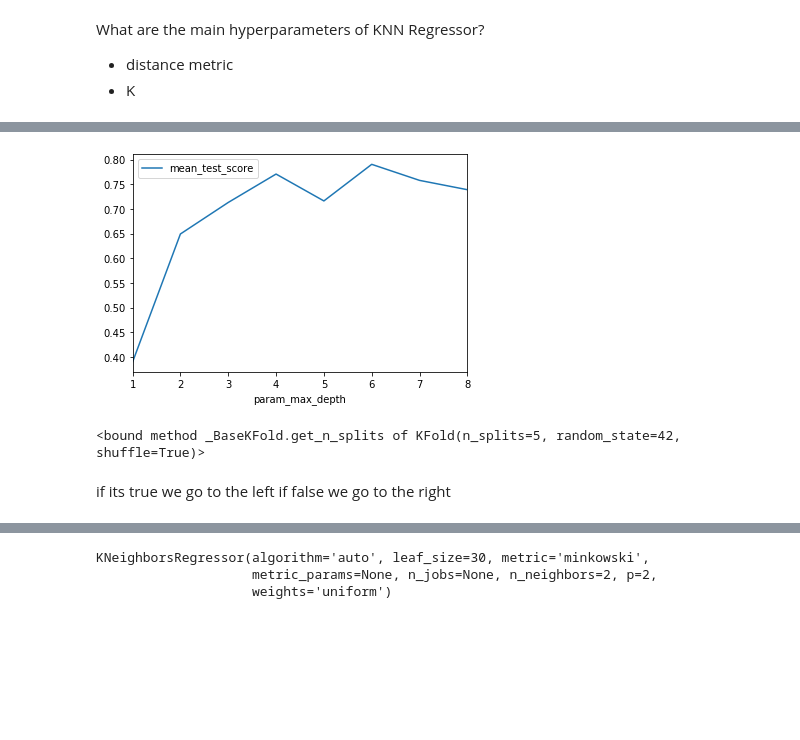
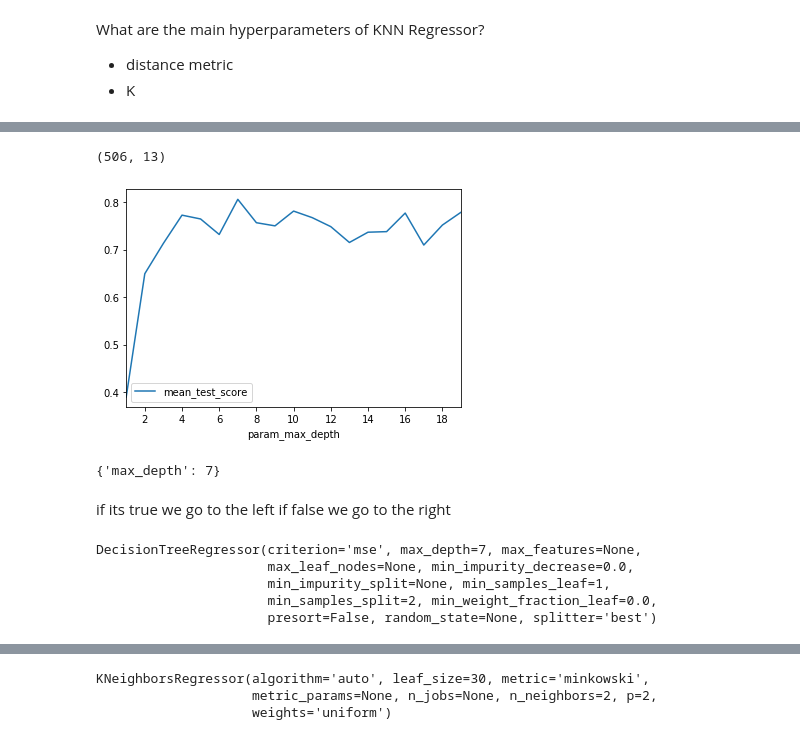
Before and after one commit to madymehlf/fall2019, a Jupyter notebook: week4/Week4.ipynb, the cells around one changed output, grey strips where cells are left out. Saved outputs shown, nothing was run; the diff lists cells and outputs as text; code cells hidden in the pictures; blank space fills up the shorter version.

```diff
--- a/week4/Week4.ipynb
+++ b/week4/Week4.ipynb
@@ -534,30 +534,45 @@ How a tree is built?
 Hyperparameters: tree depth, cutoff
 
 ![](http://res.cloudinary.com/dyd911kmh/image/upload/f_auto,q_auto:best/v1528907338/regression-tree_g8zxq5.png)
+# %%
+X.shape
+# %% [output]
+(506, 13)
 # %%
 from sklearn.model_selection import KFold, GridSearchCV
 from sklearn.tree import DecisionTreeRegressor
 from sklearn.preprocessing import StandardScaler
 
 # Scaling
 sc = StandardScaler()
 X_scaled = sc.fit_transform(X)
 # Create kf instance
 kf = KFold(n_splits=5, shuffle=True, random_state=42)
 # Create dt instance
 dt = DecisionTreeRegressor()
 # Create grid search instance
-gscv = GridSearchCV(dt, {"max_depth": range(1, 9)}, cv=kf, n_jobs=-1)
+#gscv = GridSearchCV(dt, {"max_depth": range(1, 200)}, cv=kf, n_jobs=-1)#we don't wanna grow the tree this much
+gscv = GridSearchCV(dt, {"max_depth": range(1, 20)}, cv=kf, n_jobs=-1)
 gscv.fit(X_scaled, y)
 # Get cross-validation data
 cv_df = pd.DataFrame(gscv.cv_results_)
 # Get k values versus mean_test_scores
 cv_df.plot.line(x="param_max_depth", y="mean_test_score");
 # %% [output]
-[figure, old version]
+[figure, new version]
-# %%
-gscv.cv.get_n_splits
-# %% [output]
-<bound method _BaseKFold.get_n_splits of KFold(n_splits=5, random_state=42, shuffle=True)>
+# %%
+#find out the depths of the tree
+#gscv.cv.get_n_splits
+gscv.best_params_
+# %% [output]
+{'max_depth': 7}
 # %% [markdown]
 if its true we go to the left if false we go to the right
+# %%
+gscv.best_estimator_ #make predictions on the new values
+# %% [output]
+DecisionTreeRegressor(criterion='mse', max_depth=7, max_features=None,
+                      max_leaf_nodes=None, min_impurity_decrease=0.0,
+                      min_impurity_split=None, min_samples_leaf=1,
+                      min_samples_split=2, min_weight_fraction_leaf=0.0,
+                      presort=False, random_state=None, splitter='best')
```
Also changed, not shown: parts of 1 cell of this notebook.
